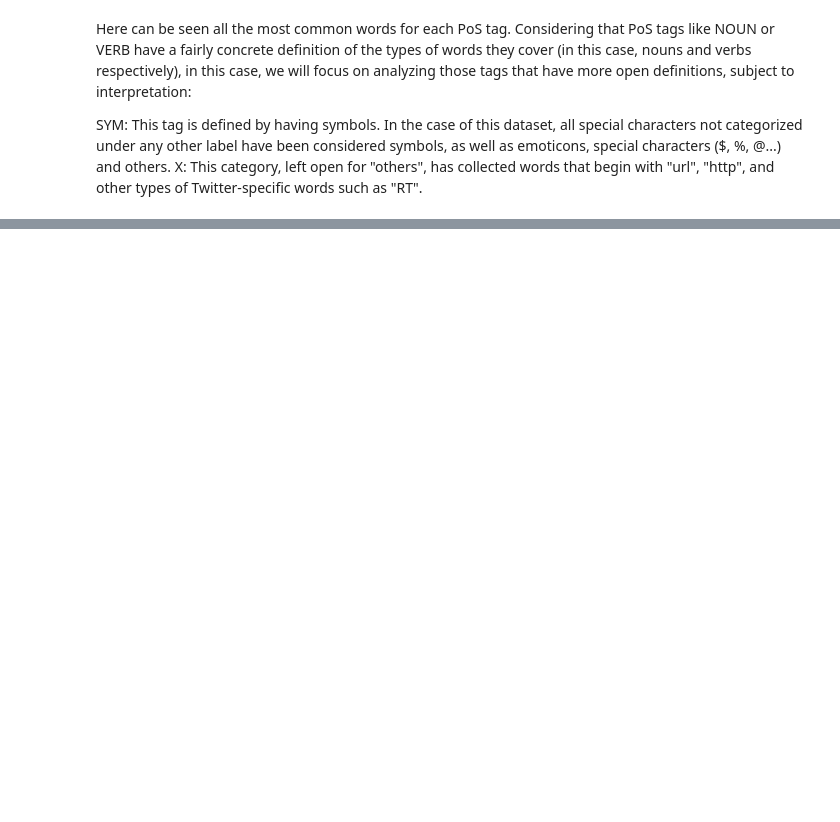
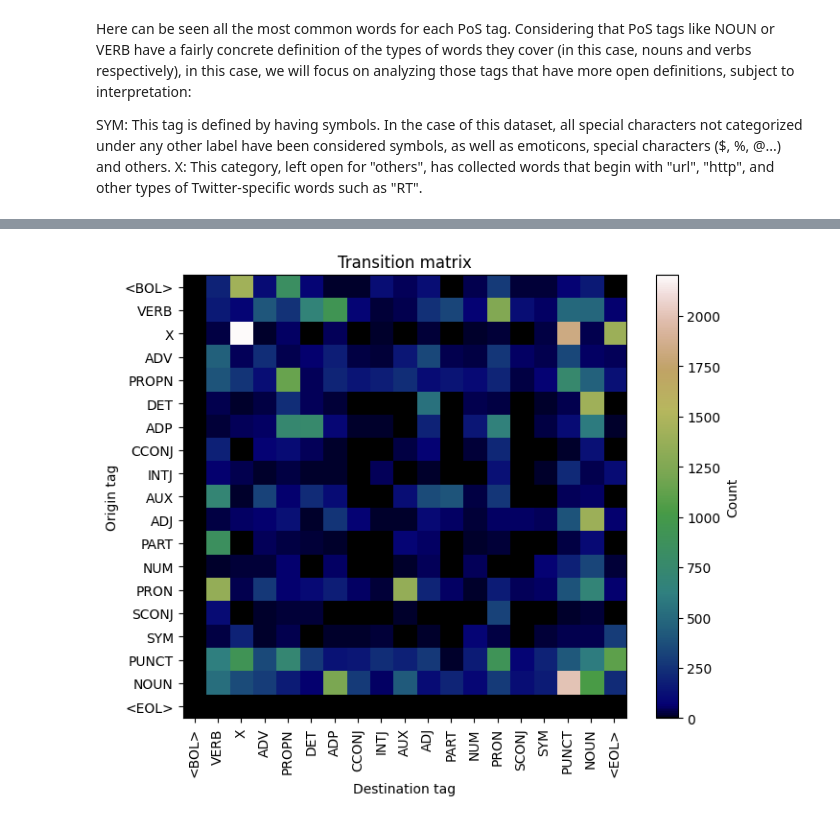
Before and after one commit to Maits27/Computational_syntax, a Jupyter notebook: OD_resultAnalysis.ipynb, the cells around one changed output, grey strips where cells are left out. Saved outputs shown, nothing was run; the diff lists cells and outputs as text; code cells hidden in the pictures; blank space fills up the shorter version.

```diff
--- a/OD_resultAnalysis.ipynb
+++ b/OD_resultAnalysis.ipynb
@@ -360,0 +367,43 @@ wordclouds_by_tag(words_per_tag)
+# %%
+import numpy as np
+
+def get_transition_matrix_and_labels(transitions):
+    labels = set()
+    for transition in transitions.keys():
+        before, after = transition.split(", ")
+        labels.add(before)
+        labels.add(after)
+
+    # Crear un índice para las etiquetas
+    ordered_labels = ["<BOL>"] + [label for label in labels if label != "<BOL>" and label != "<EOL>"] + ["<EOL>"]
+    labels = ordered_labels
+    label_index = {label: i for i, label in enumerate(labels)}
+
+    # Crear la matriz de transiciones (inicialmente llena de ceros)
+    n = len(labels)
+    matrix = np.zeros((n, n))
+
+    # Rellenar la matriz con los datos de transiciones
+    for transition, count in transitions.items():
+        before, after = transition.split(", ")
+        i = label_index[before]
+        j = label_index[after]
+        matrix[i, j] = count
+    return matrix, labels
+
+def transition_matrix(transitions):
+    matrix, labels = get_transition_matrix_and_labels(transitions)
+
+    plt.figure(figsize=(8, 6))
+    cax = plt.imshow(matrix, cmap="gist_earth", interpolation="nearest")
+    plt.colorbar(cax, label="Count")
+    plt.xticks(ticks=np.arange(len(labels)), labels=labels, rotation=90)
+    plt.yticks(ticks=np.arange(len(labels)), labels=labels)
+    plt.title("Transition matrix")
+    plt.xlabel("Destination tag")
+    plt.ylabel("Origin tag")
+
+transitions = total_counts['English']["transitions"]
+transition_matrix(transitions)
+# %% [output]
+[figure, added]
```
Also changed, not shown: parts of 43 cells of this notebook, 13 other files.
